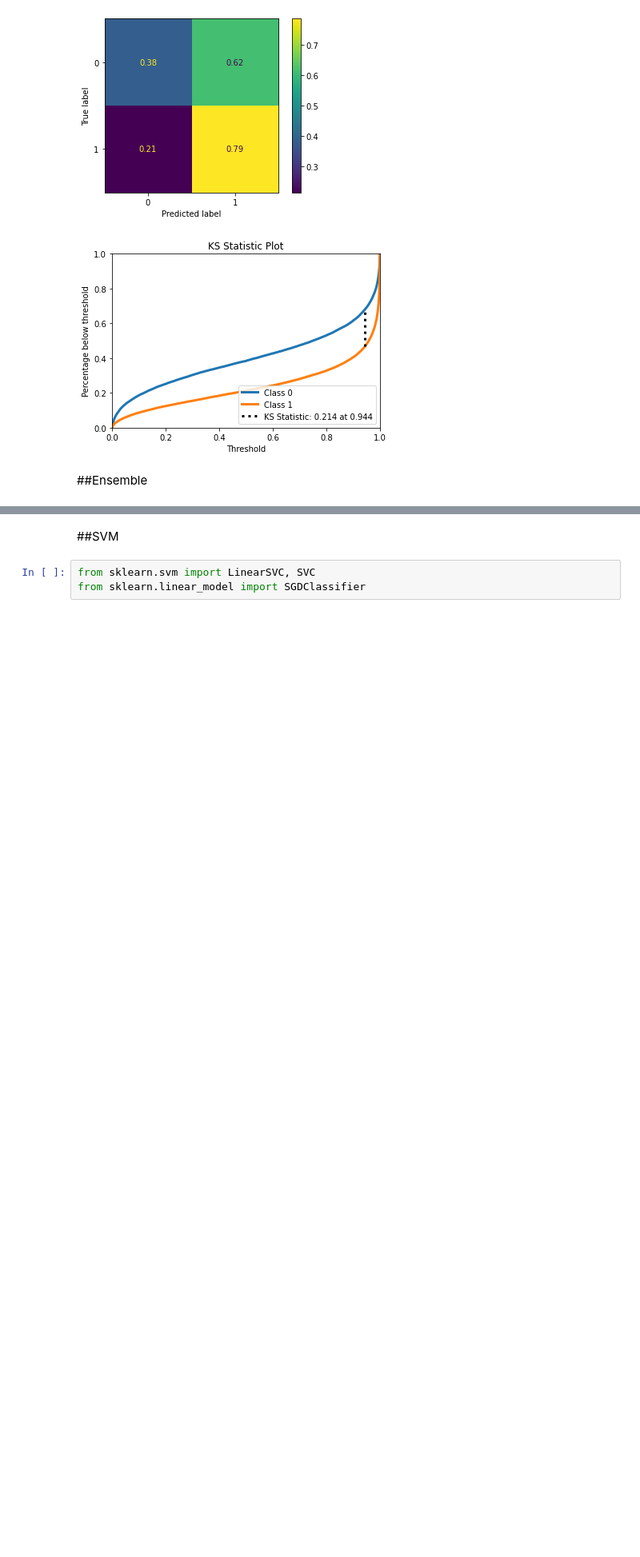
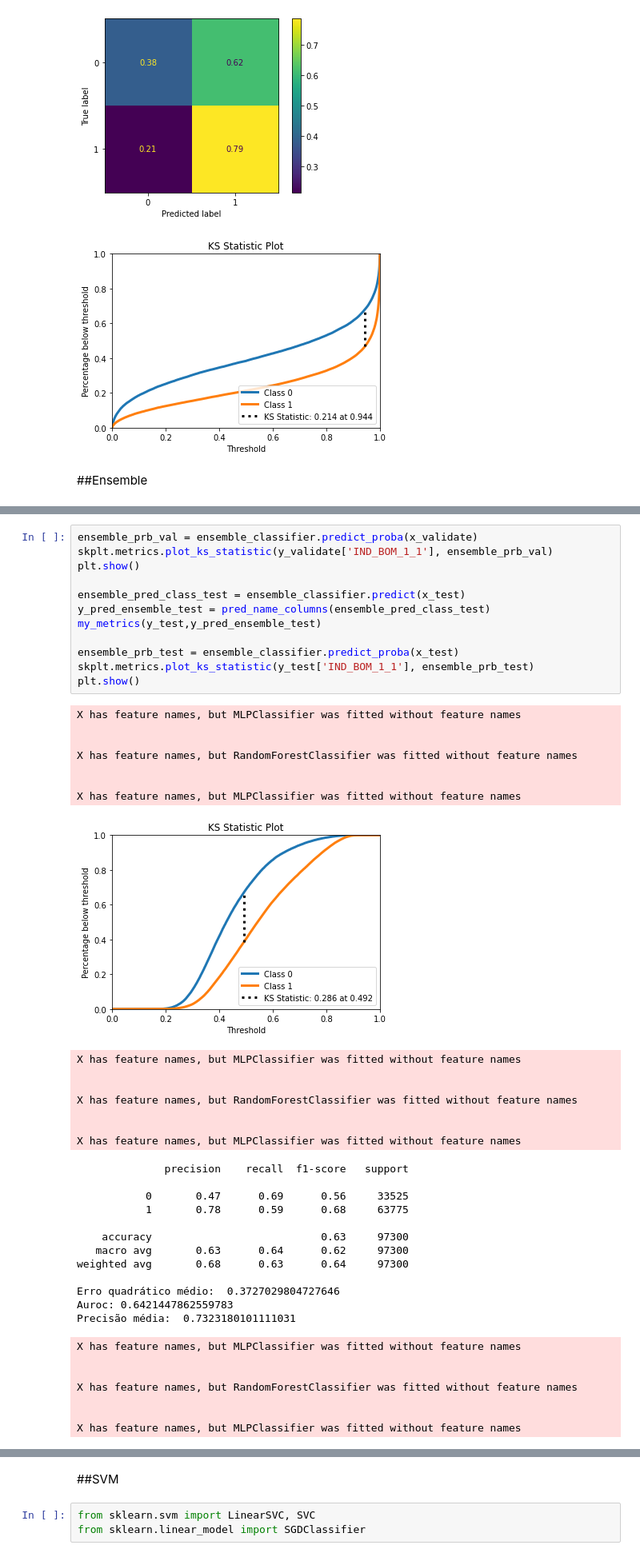
Before and after one commit to LucasThierry/Neural-Networks-21.1, a Jupyter notebook: Projeto.ipynb, the cells around one changed output, grey strips where cells are left out. Shown at 80% size. Drawn from its saved outputs; the diff is of its cells as text; blank space fills up the shorter version.

```diff
--- a/Projeto.ipynb
+++ b/Projeto.ipynb
@@ -1159,0 +1254,47 @@ X has feature names, but GradientBoostingClassifier was fitted without feature n
+# %%
+ensemble_prb_val = ensemble_classifier.predict_proba(x_validate)
+skplt.metrics.plot_ks_statistic(y_validate['IND_BOM_1_1'], ensemble_prb_val)
+plt.show()
+
+ensemble_pred_class_test = ensemble_classifier.predict(x_test)
+y_pred_ensemble_test = pred_name_columns(ensemble_pred_class_test)
+my_metrics(y_test,y_pred_ensemble_test)
+
+ensemble_prb_test = ensemble_classifier.predict_proba(x_test)
+skplt.metrics.plot_ks_statistic(y_test['IND_BOM_1_1'], ensemble_prb_test)
+plt.show()
+# %% [output]
+X has feature names, but MLPClassifier was fitted without feature names
+
+
+X has feature names, but RandomForestClassifier was fitted without feature names
+
+
+X has feature names, but MLPClassifier was fitted without feature names
+[figure, added]
+X has feature names, but MLPClassifier was fitted without feature names
+
+
+X has feature names, but RandomForestClassifier was fitted without feature names
+
+
+X has feature names, but MLPClassifier was fitted without feature names
+              precision    recall  f1-score   support
+
+           0       0.47      0.69      0.56     33525
+           1       0.78      0.59      0.68     63775
+
+    accuracy                           0.63     97300
+   macro avg       0.63      0.64      0.62     97300
+weighted avg       0.68      0.63      0.64     97300
+
+Erro quadrático médio:  0.3727029804727646
+Auroc: 0.6421447862559783
+Precisão média:  0.7323180101111031
+X has feature names, but MLPClassifier was fitted without feature names
+
+
+X has feature names, but RandomForestClassifier was fitted without feature names
+
+
+X has feature names, but MLPClassifier was fitted without feature names
```
Also changed, not shown: parts of 10 cells of this notebook.
